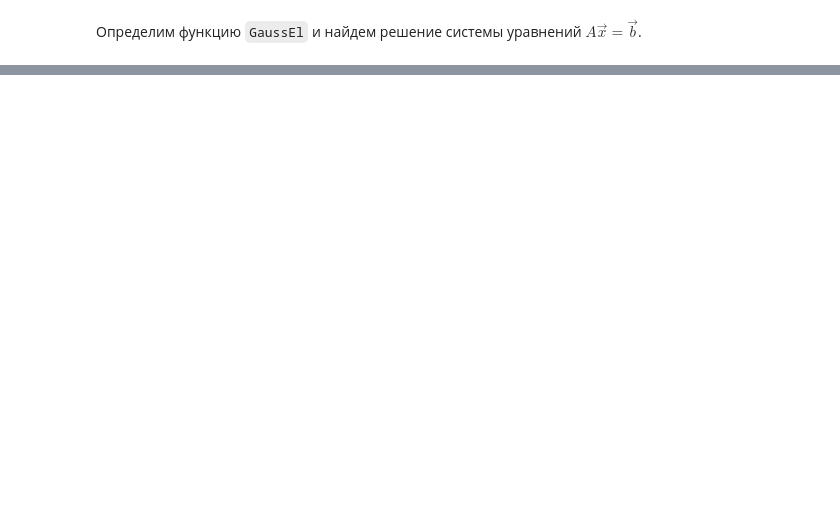
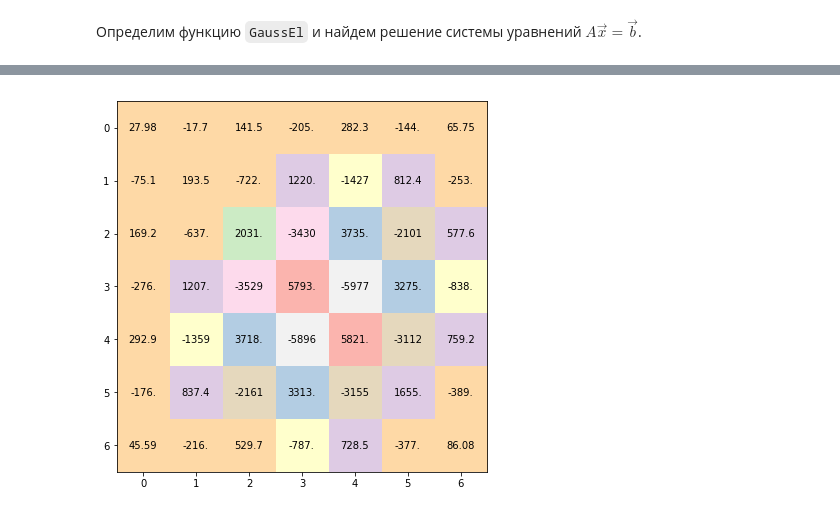
Before and after one commit to BobrG/IreneGit, a Jupyter notebook: Numerical_2.ipynb, the cells around one changed output, grey strips where cells are left out. Cells and saved outputs as stored; diff of their text form; code cells hidden in the pictures; blank space fills up the shorter version.

```diff
--- a/Numerical_2.ipynb
+++ b/Numerical_2.ipynb
@@ -101,4 +92,4 @@ numpy.linalg.solve
 # %%
-x_np = np.linalg.solve(A, b)
+x_np = lnl.solve(A, b)
 x_np
 # %% [output]
@@ -111,0 +113,13 @@ array([[ 7.27272727],
+# %%
+print('Input delta for b vector:')
+delta = float(input())
+d = np.zeros(n)
+b_ = np.zeros((n, len(b)))
+x_star = np.zeros((n, len(b)))
+for i in range(0, len(d)):
+    b_[i] = np.copy(b.reshape(1, -1)[0])
+    b_[i, i] += delta
+    x_star[i] = np.copy(lnl.solve(A, b_[i]))
+
+    d[i] = lnl.norm((x_np - lnl.solve(A, b_[i])), np.inf) / lnl.norm(x_np, np.inf)
+print('d vector:', d)
@@ -111,0 +141,6 @@ array([[ 7.27272727],
+# %%
+fig = plt.figure(figsize=(15, 15))
+ax = fig.add_subplot(221)
+draw_matrix(x_star.T, ax)
+# %% [output]
+[figure, added]
```
Also changed, not shown: parts of 20 cells of this notebook, 1 other file.
